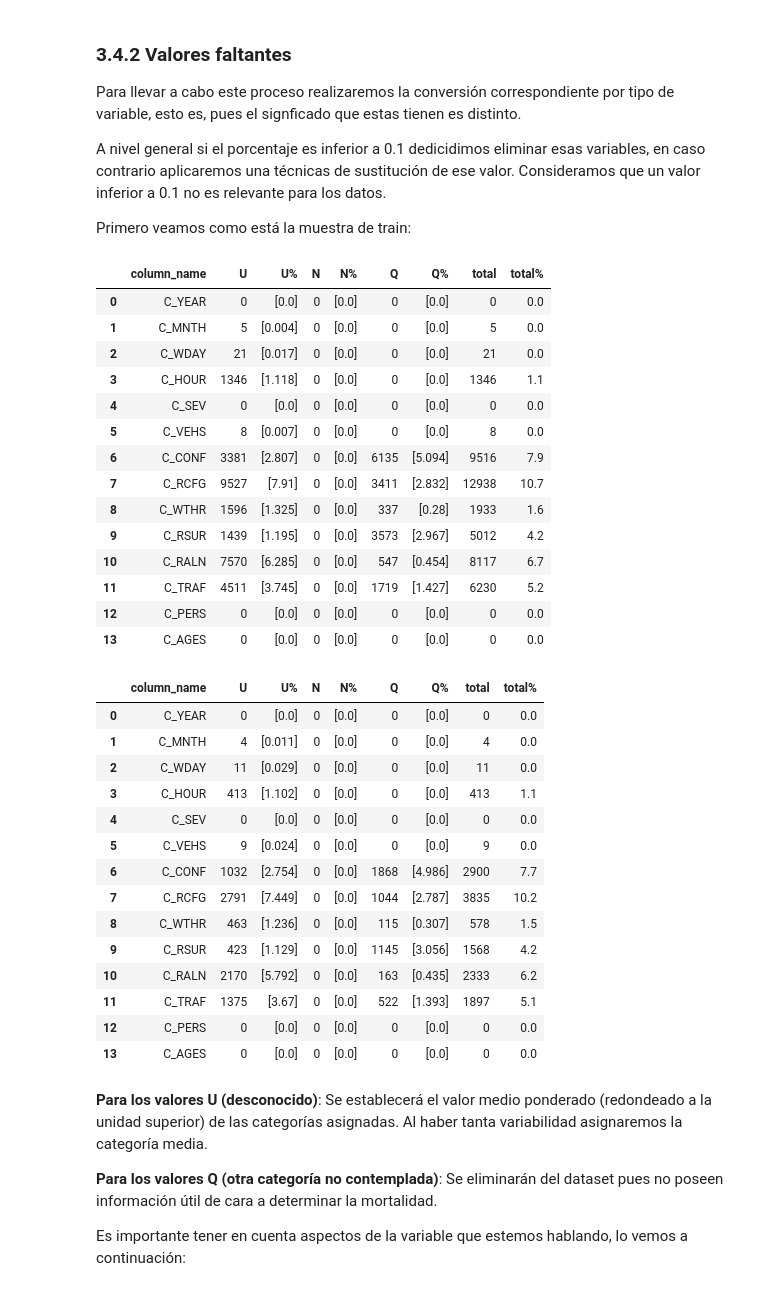
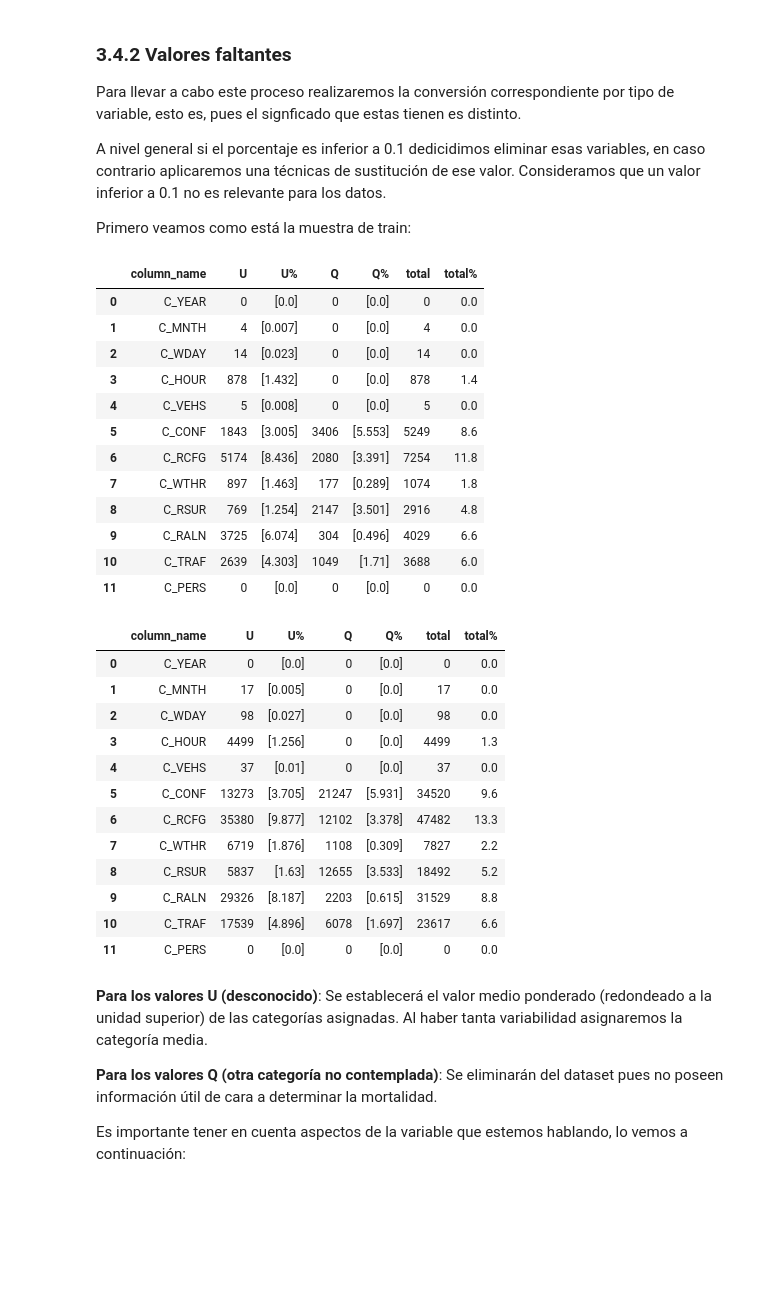
Before and after one commit to carviagu/canadian_car_accidents, a Jupyter notebook: notebooks/03_PreprocessingCSEV.ipynb, the cells around one changed output. Drawn from its saved outputs; the diff is of its cells as text; code cells hidden in the pictures; blank space fills up the shorter version.

Commit message:
Updated Preprocessing for CSEV and eda_tools script

```diff
--- a/notebooks/03_PreprocessingCSEV.ipynb
+++ b/notebooks/03_PreprocessingCSEV.ipynb
@@ -178,45 +175,41 @@ A nivel general si el porcentaje es inferior a 0.1 dedicidimos eliminar esas var
 
 Primero veamos como está la muestra de train:
 # %%
-especial_values = [['U', 'UU', 'UUUU'], ['N', 'NN', 'NNNN'], ['Q', 'QQ', 'QQQQ']]
+especial_values = [['U', 'UU', 'UUUU'], ['Q', 'QQ', 'QQQQ']]
 
 # Valoración del train
-eda_tools.special_values_summary(df = XY_train, vals = especial_values)
+eda_tools.special_values_summary(df = X_train, vals = especial_values)
 # %% [output]
-|  | column_name | U | U% | N | N% | Q | Q% | total | total% |
-| 0 | C_YEAR | 0 | [0.0] | 0 | [0.0] | 0 | [0.0] | 0 | 0.0 |
-| 1 | C_MNTH | 5 | [0.004] | 0 | [0.0] | 0 | [0.0] | 5 | 0.0 |
-| 2 | C_WDAY | 21 | [0.017] | 0 | [0.0] | 0 | [0.0] | 21 | 0.0 |
-| 3 | C_HOUR | 1346 | [1.118] | 0 | [0.0] | 0 | [0.0] | 1346 | 1.1 |
-| 4 | C_SEV | 0 | [0.0] | 0 | [0.0] | 0 | [0.0] | 0 | 0.0 |
-| 5 | C_VEHS | 8 | [0.007] | 0 | [0.0] | 0 | [0.0] | 8 | 0.0 |
-| 6 | C_CONF | 3381 | [2.807] | 0 | [0.0] | 6135 | [5.094] | 9516 | 7.9 |
-| 7 | C_RCFG | 9527 | [7.91] | 0 | [0.0] | 3411 | [2.832] | 12938 | 10.7 |
-| 8 | C_WTHR | 1596 | [1.325] | 0 | [0.0] | 337 | [0.28] | 1933 | 1.6 |
-| 9 | C_RSUR | 1439 | [1.195] | 0 | [0.0] | 3573 | [2.967] | 5012 | 4.2 |
-| 10 | C_RALN | 7570 | [6.285] | 0 | [0.0] | 547 | [0.454] | 8117 | 6.7 |
-| 11 | C_TRAF | 4511 | [3.745] | 0 | [0.0] | 1719 | [1.427] | 6230 | 5.2 |
-| 12 | C_PERS | 0 | [0.0] | 0 | [0.0] | 0 | [0.0] | 0 | 0.0 |
-| 13 | C_AGES | 0 | [0.0] | 0 | [0.0] | 0 | [0.0] | 0 | 0.0 |
+|  | column_name | U | U% | Q | Q% | total | total% |
+| 0 | C_YEAR | 0 | [0.0] | 0 | [0.0] | 0 | 0.0 |
+| 1 | C_MNTH | 4 | [0.007] | 0 | [0.0] | 4 | 0.0 |
+| 2 | C_WDAY | 14 | [0.023] | 0 | [0.0] | 14 | 0.0 |
+| 3 | C_HOUR | 878 | [1.432] | 0 | [0.0] | 878 | 1.4 |
+| 4 | C_VEHS | 5 | [0.008] | 0 | [0.0] | 5 | 0.0 |
+| 5 | C_CONF | 1843 | [3.005] | 3406 | [5.553] | 5249 | 8.6 |
+| 6 | C_RCFG | 5174 | [8.436] | 2080 | [3.391] | 7254 | 11.8 |
+| 7 | C_WTHR | 897 | [1.463] | 177 | [0.289] | 1074 | 1.8 |
+| 8 | C_RSUR | 769 | [1.254] | 2147 | [3.501] | 2916 | 4.8 |
+| 9 | C_RALN | 3725 | [6.074] | 304 | [0.496] | 4029 | 6.6 |
+| 10 | C_TRAF | 2639 | [4.303] | 1049 | [1.71] | 3688 | 6.0 |
+| 11 | C_PERS | 0 | [0.0] | 0 | [0.0] | 0 | 0.0 |
 # %%
 # Valoración del test
-eda_tools.special_values_summary(df = XY_test, vals = especial_values)
+eda_tools.special_values_summary(df = X_test, vals = especial_values)
 # %% [output]
-|  | column_name | U | U% | N | N% | Q | Q% | total | total% |
-| 0 | C_YEAR | 0 | [0.0] | 0 | [0.0] | 0 | [0.0] | 0 | 0.0 |
-| 1 | C_MNTH | 4 | [0.011] | 0 | [0.0] | 0 | [0.0] | 4 | 0.0 |
-| 2 | C_WDAY | 11 | [0.029] | 0 | [0.0] | 0 | [0.0] | 11 | 0.0 |
-| 3 | C_HOUR | 413 | [1.102] | 0 | [0.0] | 0 | [0.0] | 413 | 1.1 |
-| 4 | C_SEV | 0 | [0.0] | 0 | [0.0] | 0 | [0.0] | 0 | 0.0 |
-| 5 | C_VEHS | 9 | [0.024] | 0 | [0.0] | 0 | [0.0] | 9 | 0.0 |
-| 6 | C_CONF | 1032 | [2.754] | 0 | [0.0] | 1868 | [4.986] | 2900 | 7.7 |
-| 7 | C_RCFG | 2791 | [7.449] | 0 | [0.0] | 1044 | [2.787] | 3835 | 10.2 |
-| 8 | C_WTHR | 463 | [1.236] | 0 | [0.0] | 115 | [0.307] | 578 | 1.5 |
-| 9 | C_RSUR | 423 | [1.129] | 0 | [0.0] | 1145 | [3.056] | 1568 | 4.2 |
-| 10 | C_RALN | 2170 | [5.792] | 0 | [0.0] | 163 | [0.435] | 2333 | 6.2 |
-| 11 | C_TRAF | 1375 | [3.67] | 0 | [0.0] | 522 | [1.393] | 1897 | 5.1 |
-| 12 | C_PERS | 0 | [0.0] | 0 | [0.0] | 0 | [0.0] | 0 | 0.0 |
-| 13 | C_AGES | 0 | [0.0] | 0 | [0.0] | 0 | [0.0] | 0 | 0.0 |
+|  | column_name | U | U% | Q | Q% | total | total% |
+| 0 | C_YEAR | 0 | [0.0] | 0 | [0.0] | 0 | 0.0 |
+| 1 | C_MNTH | 17 | [0.005] | 0 | [0.0] | 17 | 0.0 |
+| 2 | C_WDAY | 98 | [0.027] | 0 | [0.0] | 98 | 0.0 |
+| 3 | C_HOUR | 4499 | [1.256] | 0 | [0.0] | 4499 | 1.3 |
+| 4 | C_VEHS | 37 | [0.01] | 0 | [0.0] | 37 | 0.0 |
+| 5 | C_CONF | 13273 | [3.705] | 21247 | [5.931] | 34520 | 9.6 |
+| 6 | C_RCFG | 35380 | [9.877] | 12102 | [3.378] | 47482 | 13.3 |
+| 7 | C_WTHR | 6719 | [1.876] | 1108 | [0.309] | 7827 | 2.2 |
+| 8 | C_RSUR | 5837 | [1.63] | 12655 | [3.533] | 18492 | 5.2 |
+| 9 | C_RALN | 29326 | [8.187] | 2203 | [0.615] | 31529 | 8.8 |
+| 10 | C_TRAF | 17539 | [4.896] | 6078 | [1.697] | 23617 | 6.6 |
+| 11 | C_PERS | 0 | [0.0] | 0 | [0.0] | 0 | 0.0 |
 # %% [markdown]
 **Para los valores U (desconocido)**: Se establecerá el valor medio ponderado (redondeado a la unidad superior) de las categorías asignadas. Al haber tanta variabilidad asignaremos la categoría media.
 
```
Also changed, not shown: parts of 65 cells of this notebook, 2 other files.
